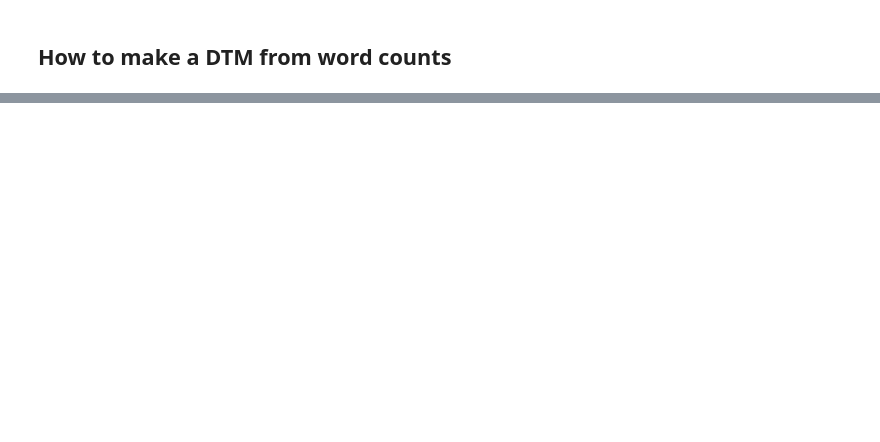
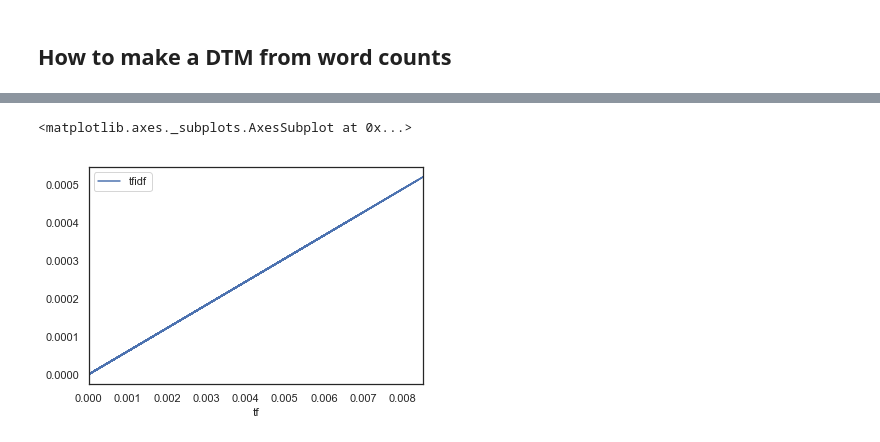
Before and after one commit to quadrismegistus/literarytextmining, a Jupyter notebook: 06_dtm/6A_document_term_matrices.ipynb, the cells around one changed output, grey strips where cells are left out. Drawn from its saved outputs; the diff is of its cells as text; code cells hidden in the pictures; blank space fills up the shorter version.

```diff
--- a/06_dtm/6A_document_term_matrices.ipynb
+++ b/06_dtm/6A_document_term_matrices.ipynb
@@ -328,0 +341,3 @@ array([[ 0.        ,  7.97209924,  6.42971805,  7.29721741,  5.94779213,
+# %%
+tfidf_series = tf_series * idf
+tfidf_series.sort_values(ascending=False)
@@ -328,0 +346,26 @@ array([[ 0.        ,  7.97209924,  6.42971805,  7.29721741,  5.94779213,
+# %%
+# make
+def to_tfidf(dtm):
+    # list of dictionaries
+    dtm_tfidf = pd.DataFrame()
+
+    for word in dtm.columns:
+        # tf
+        tf_series = dtm[word]
+
+        # idf
+        num_docs = len(dtm)
+        num_docs_with_word=len(dtm[dtm[word]>0])
+        idf=np.log(num_docs/num_docs_with_word)
+
+        # tfidf
+        tfidf_series = tf_series * idf
+        dtm_tfidf[word]=tfidf_series
+
+    return dtm_tfidf
+# %%
+dtm_tfidf=to_tfidf(dtm)
+dtm_tfidf
+# %%
+word='america'
+dtm[word].nlargest(10)
@@ -328,0 +400,5 @@ array([[ 0.        ,  7.97209924,  6.42971805,  7.29721741,  5.94779213,
+# %%
+pd.DataFrame({'tf':dtm[word], 'tfidf':dtm_tfidf[word]}).plot(x='tf',y='tfidf')
+# %% [output]
+<matplotlib.axes._subplots.AxesSubplot at 0x...>
+[figure, added]
```
Also changed, not shown: parts of 121 cells of this notebook.
